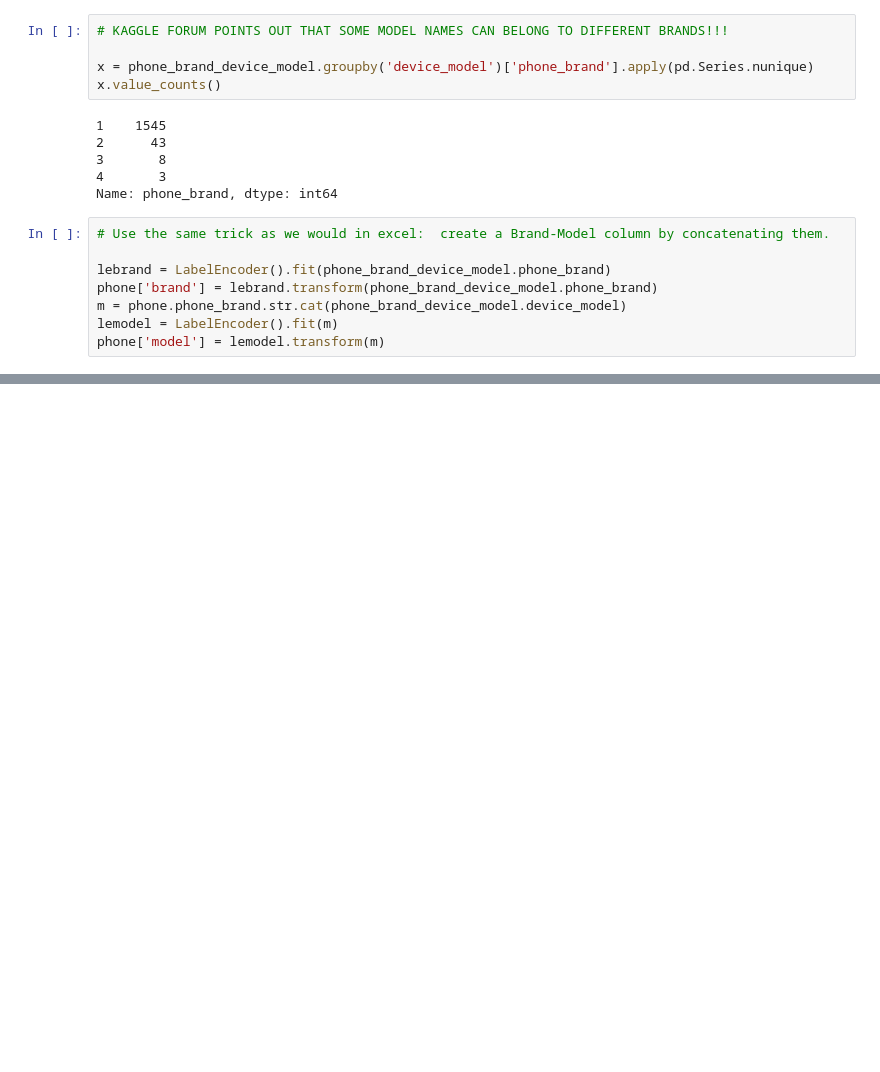
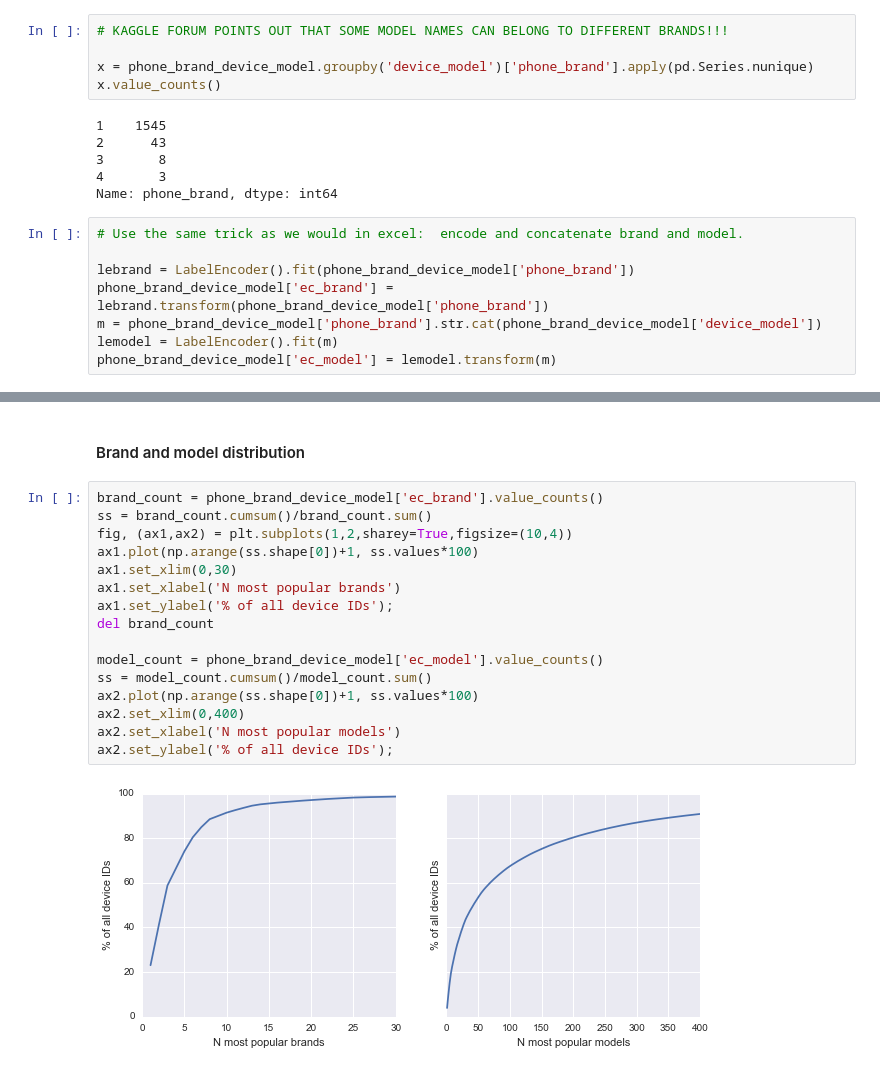
Before and after one commit to owichiencharoen/my_hw_repo, a Jupyter notebook: final-project/Owen's Final Project.ipynb, the cells around one changed output, grey strips where cells are left out. Saved outputs shown, nothing was run; the diff lists cells and outputs as text; blank space fills up the shorter version.

```diff
--- a/final-project/Owen's Final Project.ipynb
+++ b/final-project/Owen's Final Project.ipynb
@@ -199,10 +204,10 @@ x.value_counts()
 4       3
 Name: phone_brand, dtype: int64
 # %%
-# Use the same trick as we would in excel:  create a Brand-Model column by concatenating them.
+# Use the same trick as we would in excel:  encode and concatenate brand and model.
 
-lebrand = LabelEncoder().fit(phone_brand_device_model.phone_brand)
-phone['brand'] = lebrand.transform(phone_brand_device_model.phone_brand)
-m = phone.phone_brand.str.cat(phone_brand_device_model.device_model)
+lebrand = LabelEncoder().fit(phone_brand_device_model['phone_brand'])
+phone_brand_device_model['ec_brand'] = lebrand.transform(phone_brand_device_model['phone_brand'])
+m = phone_brand_device_model['phone_brand'].str.cat(phone_brand_device_model['device_model'])
 lemodel = LabelEncoder().fit(m)
-phone['model'] = lemodel.transform(m)
+phone_brand_device_model['ec_model'] = lemodel.transform(m)
@@ -208,0 +223,20 @@ phone['model'] = lemodel.transform(m)
+# %% [markdown]
+#### Brand and model distribution
+# %%
+brand_count = phone_brand_device_model['ec_brand'].value_counts()
+ss = brand_count.cumsum()/brand_count.sum()
+fig, (ax1,ax2) = plt.subplots(1,2,sharey=True,figsize=(10,4))
+ax1.plot(np.arange(ss.shape[0])+1, ss.values*100)
+ax1.set_xlim(0,30)
+ax1.set_xlabel('N most popular brands')
+ax1.set_ylabel('% of all device IDs');
+del brand_count
+
+model_count = phone_brand_device_model['ec_model'].value_counts()
+ss = model_count.cumsum()/model_count.sum()
+ax2.plot(np.arange(ss.shape[0])+1, ss.values*100)
+ax2.set_xlim(0,400)
+ax2.set_xlabel('N most popular models')
+ax2.set_ylabel('% of all device IDs');
+# %% [output]
+[figure, added]
```
Also changed, not shown: parts of 36 cells of this notebook.
